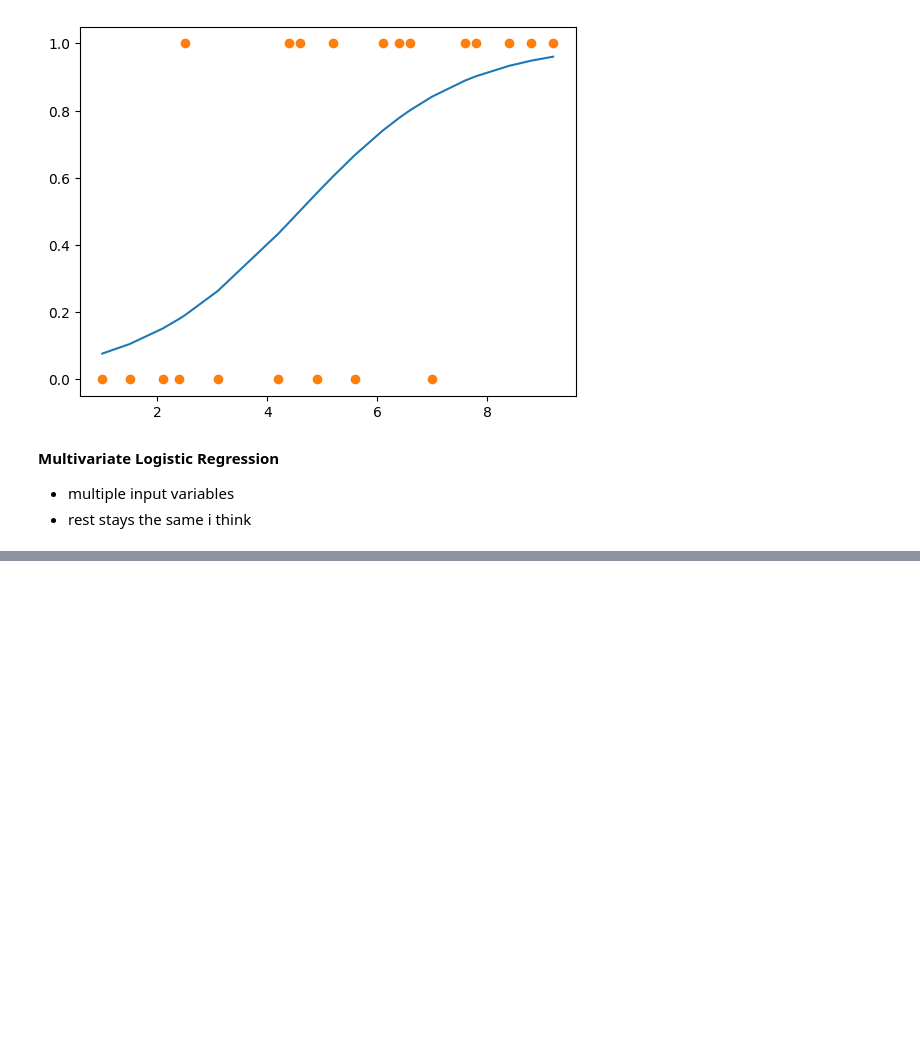
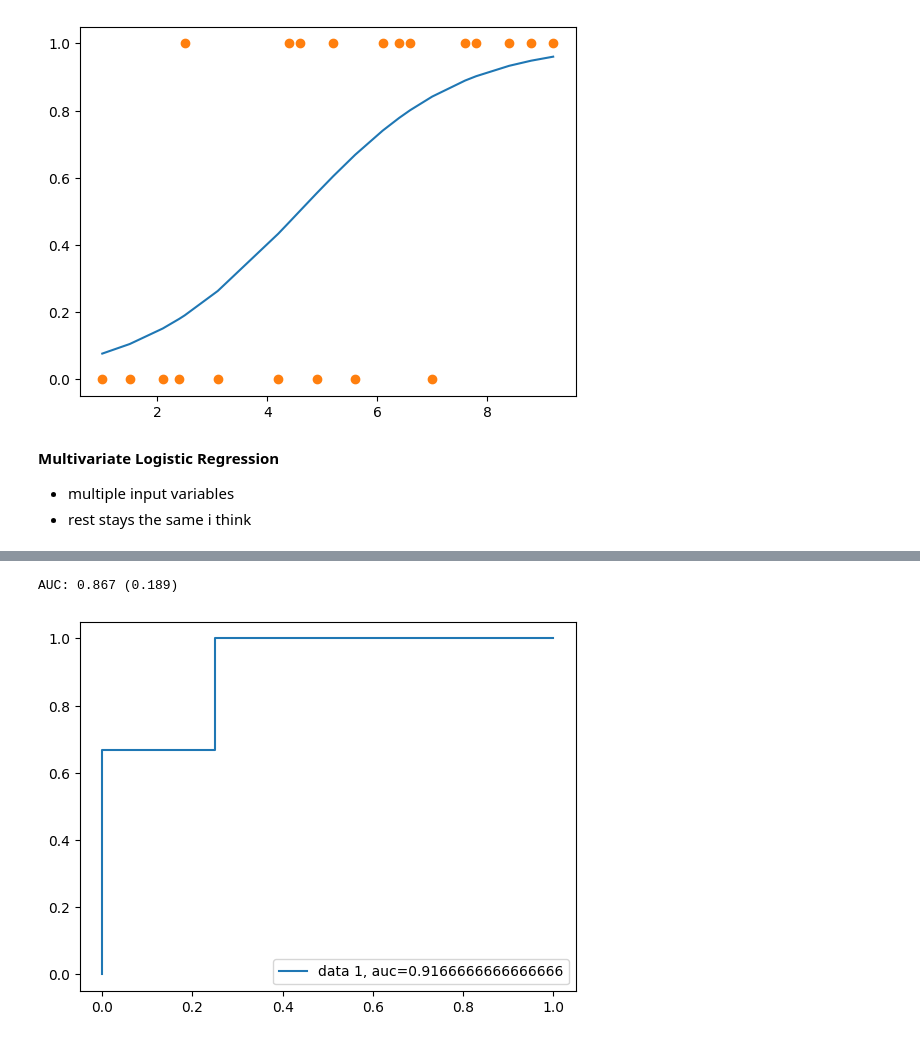
Before and after one commit to marlaks/Math_for_DS_testing, a Jupyter notebook: Logistic_Regression.ipynb, the cells around one changed output, grey strips where cells are left out. Cells and saved outputs as stored; diff of their text form; code cells hidden in the pictures; blank space fills up the shorter version.

Commit message:
finished log regression

```diff
--- a/Logistic_Regression.ipynb
+++ b/Logistic_Regression.ipynb
@@ -94,0 +198,10 @@ plt.show()
+# %%
+model = LogisticRegression(solver='liblinear')
+
+X_train, X_test, Y_train, Y_test = train_test_split(X, Y, test_size=.33,
+    random_state=10)
+model.fit(X_train, Y_train)
+prediction = model.predict(X_test)
+
+matrix = confusion_matrix(y_true=Y_test, y_pred=prediction)
+print(matrix)
@@ -94,0 +224,16 @@ plt.show()
+# %%
+kfold = KFold(n_splits=3, random_state=7, shuffle=True)
+results = cross_val_score(model, X, Y, cv=kfold, scoring='roc_auc')
+print("AUC: %.3f (%.3f)" % (results.mean(), results.std()))
+# %% [output]
+AUC: 0.867 (0.189)
+# %%
+y_pred_proba = model.predict_proba(X_test)[:,1]
+
+fpr, tpr, _ = metrics.roc_curve(Y_test,  y_pred_proba)
+auc = metrics.roc_auc_score(Y_test, y_pred_proba)
+plt.plot(fpr,tpr,label="data 1, auc="+str(auc))
+plt.legend(loc=4)
+plt.show()
+# %% [output]
+[figure, added]
```
Also changed, not shown: parts of 21 cells of this notebook.
